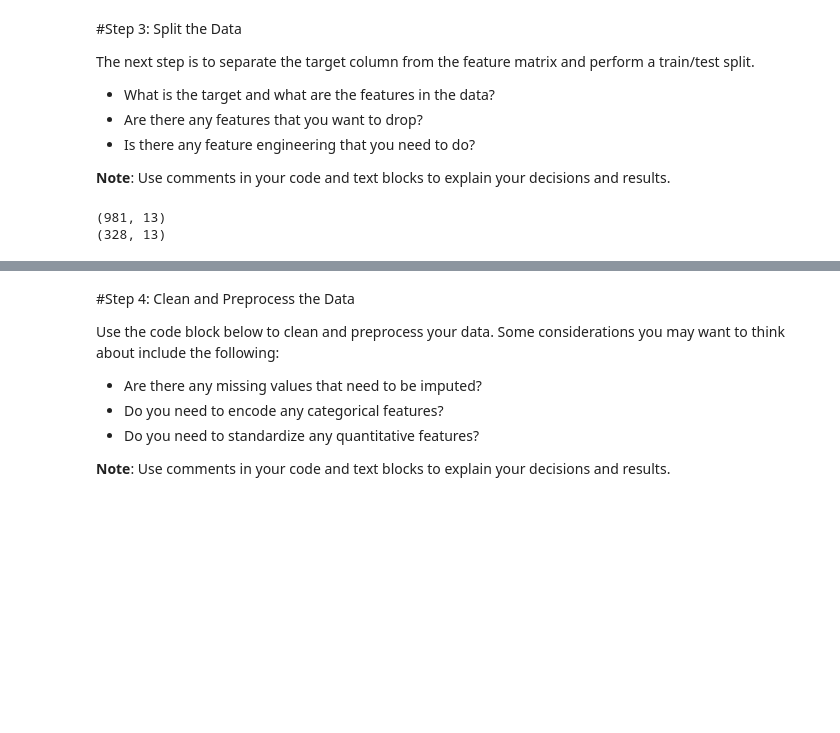
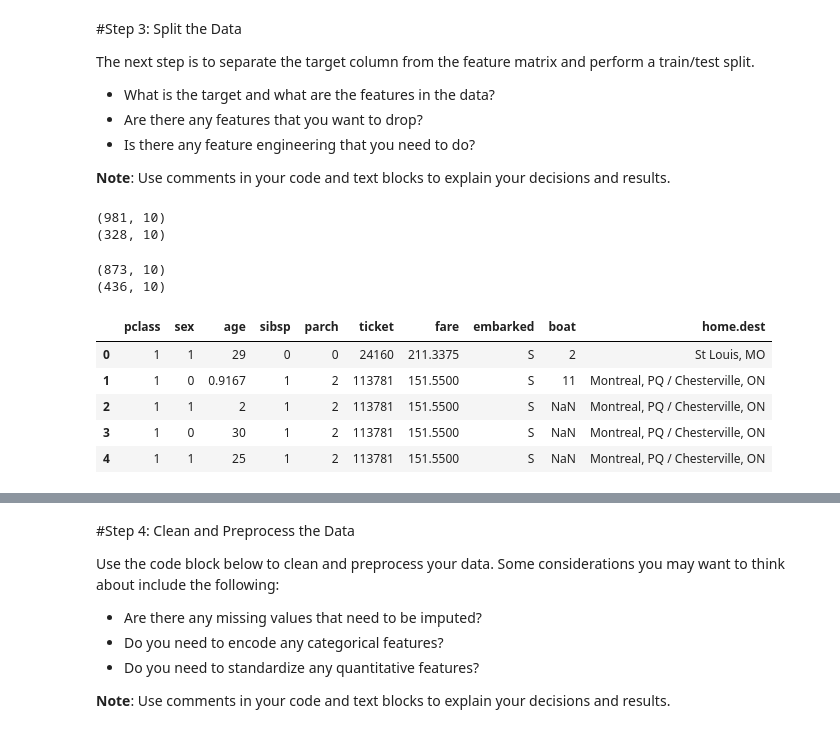
Before and after one commit to SimoneKris/KGS-Data-Analytics-Portfolio, a Jupyter notebook: Titanic_Machine_Learning_Final_Project.ipynb, the cells around one changed output, grey strips where cells are left out. Saved outputs shown, nothing was run; the diff lists cells and outputs as text; code cells hidden in the pictures; blank space fills up the shorter version.

```diff
--- a/Titanic_Machine_Learning_Final_Project.ipynb
+++ b/Titanic_Machine_Learning_Final_Project.ipynb
@@ -135,0 +105,5 @@ df.sample(5)
+# %%
+# Convert the Variable sex into a numeric data type and chnage sex to gender and label 1 for female and 0 for male
+df.sex[df.sex == 'male']=0
+df.sex[df.sex == 'female'] =1
+print(df)
@@ -144,7 +144,8 @@ The next step is to separate the target column from the feature matrix and perfo
 
 **Note**: Use comments in your code and text blocks to explain your decisions and results.
 # %%
-#Step 3 Splitting the Data
-X = df[['pclass', 'name', 'boat', 'cabin', 'body', 'age', 'sex', 'parch', 'ticket',	'fare', 'home.dest', 'embarked', 'sibsp' ]]
-y = df [['survived']]
+#Step 3 Split the data into target variable "survived"
+
+y = df[['survived']]
+X = df[['pclass', 'sex', 'age', 'sibsp', 'parch', 'ticket', 'fare', 'embarked', 'boat', 'home.dest']]
 # %%
@@ -153,5 +156,5 @@ X_train_val, X_test, y_train_val, y_test = train_test_split(X, y, test_size=0.25
 print(X_train_val.shape)
 print(X_test.shape)
 # %% [output]
-(981, 13)
-(328, 13)
+(981, 10)
+(328, 10)
@@ -157,0 +165,15 @@ print(X_test.shape)
+# %%
+print(X_train.shape)
+print(X_test.shape)
+# %% [output]
+(873, 10)
+(436, 10)
+# %%
+X.head()
+# %% [output]
+|  | pclass | sex | age | sibsp | parch | ticket | fare | embarked | boat | home.dest |
+| 0 | 1 | 1 | 29 | 0 | 0 | 24160 | 211.3375 | S | 2 | St Louis, MO |
+| 1 | 1 | 0 | 0.9167 | 1 | 2 | 113781 | 151.5500 | S | 11 | Montreal, PQ / Chesterville, ON |
+| 2 | 1 | 1 | 2 | 1 | 2 | 113781 | 151.5500 | S | NaN | Montreal, PQ / Chesterville, ON |
+| 3 | 1 | 0 | 30 | 1 | 2 | 113781 | 151.5500 | S | NaN | Montreal, PQ / Chesterville, ON |
+| 4 | 1 | 1 | 25 | 1 | 2 | 113781 | 151.5500 | S | NaN | Montreal, PQ / Chesterville, ON |
```
Also changed, not shown: parts of 17 cells of this notebook.
